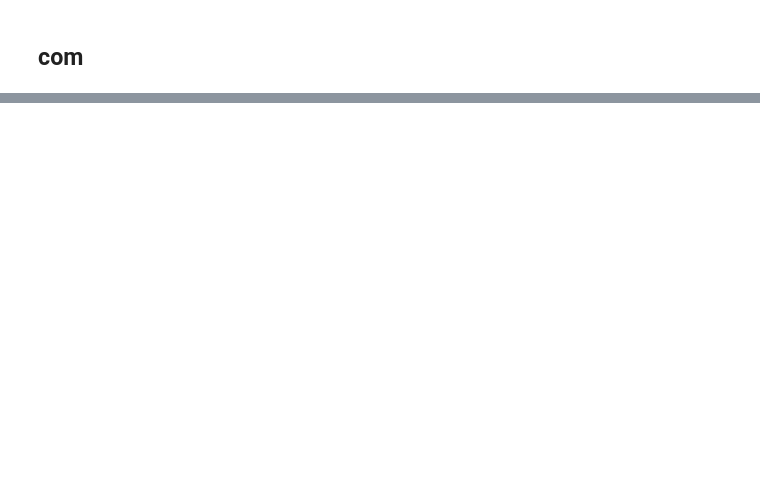
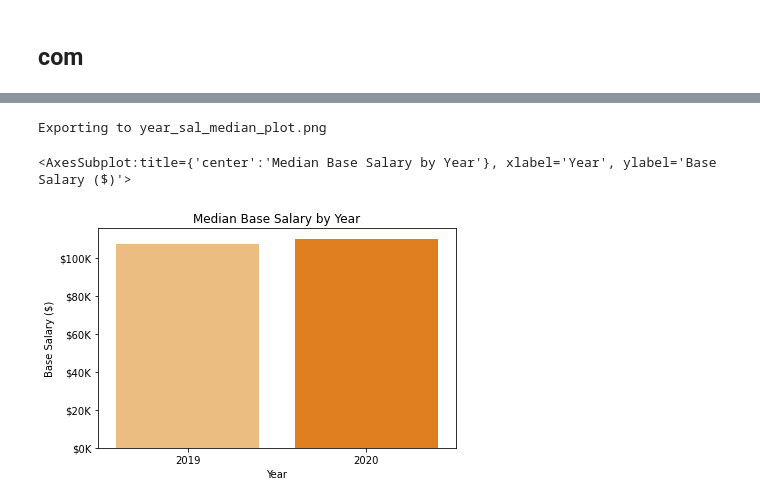
Before and after one commit to edmundworden/da6223_webscraping, a Jupyter notebook: reddit_data_science_salaries.ipynb, the cells around one changed output, grey strips where cells are left out. Cells and saved outputs as stored; diff of their text form; code cells hidden in the pictures; blank space fills up the shorter version.

```diff
--- a/reddit_data_science_salaries.ipynb
+++ b/reddit_data_science_salaries.ipynb
@@ -124,0 +694,16 @@ print(len(ds_2019_salary_records))
+# %%
+ds_agg_median = reddit_ds_df.groupby(["year"]).aggregate("median")
+ds_agg_median.reset_index(inplace=True)
+
+ds_comp_barplot(
+    df=ds_agg_median,
+    sal_or_tc="sal",
+    mean_or_med="median",
+    x_axis="year",
+    export=True,
+    facet=False,
+)
+# %% [output]
+Exporting to year_sal_median_plot.png
+<AxesSubplot:title={'center':'Median Base Salary by Year'}, xlabel='Year', ylabel='Base Salary ($)'>
+[figure, added]
```
Also changed, not shown: parts of 50 cells of this notebook.
